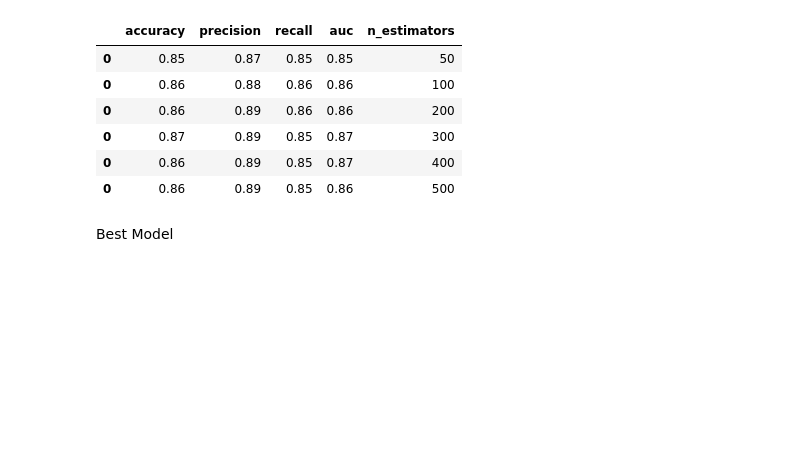
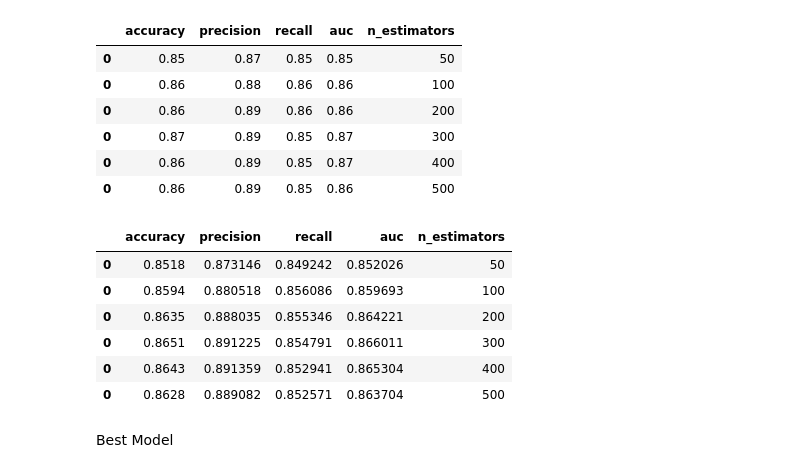
Before and after one commit to esglobe/test_mercado_libre, a Jupyter notebook: ML_process.ipynb, the cells around one changed output. Cells and saved outputs as stored; diff of their text form; code cells hidden in the pictures; blank space fills up the shorter version.

```diff
--- a/ML_process.ipynb
+++ b/ML_process.ipynb
@@ -460,6 +482,16 @@ xgb_summary.round(2)
 | 0 | 0.87 | 0.89 | 0.85 | 0.87 | 300 |
 | 0 | 0.86 | 0.89 | 0.85 | 0.87 | 400 |
 | 0 | 0.86 | 0.89 | 0.85 | 0.86 | 500 |
+# %%
+xgb_summary
+# %% [output]
+|  | accuracy | precision | recall | auc | n_estimators |
+| 0 | 0.8518 | 0.873146 | 0.849242 | 0.852026 | 50 |
+| 0 | 0.8594 | 0.880518 | 0.856086 | 0.859693 | 100 |
+| 0 | 0.8635 | 0.888035 | 0.855346 | 0.864221 | 200 |
+| 0 | 0.8651 | 0.891225 | 0.854791 | 0.866011 | 300 |
+| 0 | 0.8643 | 0.891359 | 0.852941 | 0.865304 | 400 |
+| 0 | 0.8628 | 0.889082 | 0.852571 | 0.863704 | 500 |
 # %% [markdown]
 Best Model
 # %%
```
Also changed, not shown: parts of 8 cells of this notebook, 5 other files.
